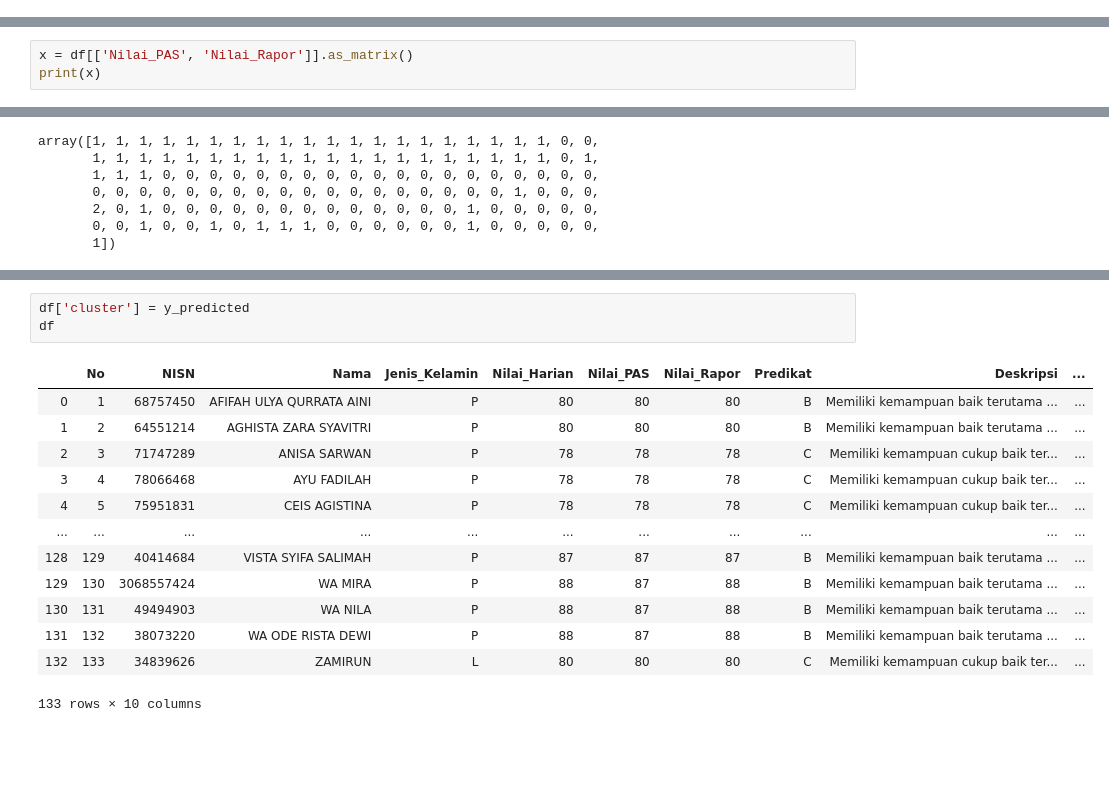
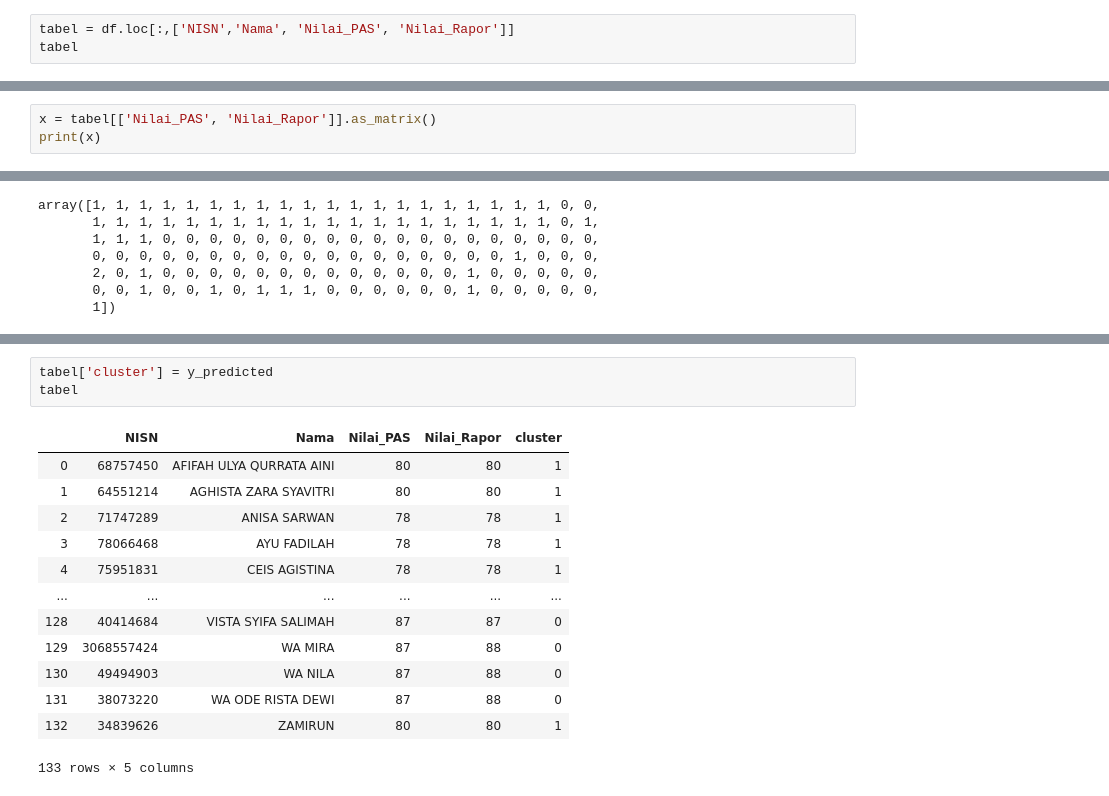
Before and after one commit to rizalgufrann/Studi-Kasus-Data-Mining, a Jupyter notebook: Data/Clustering_Nilai_Raport_Kimia.ipynb, the cells around one changed output, grey strips where cells are left out. Cells and saved outputs as stored; diff of their text form; blank space fills up the shorter version.

```diff
--- a/Data/Clustering_Nilai_Raport_Kimia.ipynb
+++ b/Data/Clustering_Nilai_Raport_Kimia.ipynb
@@ -50,3 +50,6 @@ Nilai_Rapor      0
 Predikat         0
 Deskripsi        0
 dtype: int64
+# %%
+tabel = df.loc[:,['NISN','Nama', 'Nilai_PAS', 'Nilai_Rapor']]
+tabel
@@ -53,5 +70,5 @@ dtype: int64
 # %%
-x = df[['Nilai_PAS', 'Nilai_Rapor']].as_matrix()
+x = tabel[['Nilai_PAS', 'Nilai_Rapor']].as_matrix()
 print(x)
 # %% [output]
 [[80 80]
@@ -119,17 +147,17 @@ array([1, 1, 1, 1, 1, 1, 1, 1, 1, 1, 1, 1, 1, 1, 1, 1, 1, 1, 1, 1, 0, 0,
 # %%
-df['cluster'] = y_predicted
-df
+tabel['cluster'] = y_predicted
+tabel
 # %% [output]
-|  | No | NISN | Nama | Jenis_Kelamin | Nilai_Harian | Nilai_PAS | Nilai_Rapor | Predikat | Deskripsi | ... |
-| 0 | 1 | 68757450 | AFIFAH ULYA QURRATA AINI | P | 80 | 80 | 80 | B | Memiliki kemampuan baik terutama ... | ... |
-| 1 | 2 | 64551214 | AGHISTA ZARA SYAVITRI | P | 80 | 80 | 80 | B | Memiliki kemampuan baik terutama ... | ... |
-| 2 | 3 | 71747289 | ANISA SARWAN | P | 78 | 78 | 78 | C | Memiliki kemampuan cukup baik ter... | ... |
-| 3 | 4 | 78066468 | AYU FADILAH | P | 78 | 78 | 78 | C | Memiliki kemampuan cukup baik ter... | ... |
-| 4 | 5 | 75951831 | CEIS AGISTINA | P | 78 | 78 | 78 | C | Memiliki kemampuan cukup baik ter... | ... |
-| ... | ... | ... | ... | ... | ... | ... | ... | ... | ... | ... |
-| 128 | 129 | 40414684 | VISTA SYIFA SALIMAH | P | 87 | 87 | 87 | B | Memiliki kemampuan baik terutama ... | ... |
-| 129 | 130 | 3068557424 | WA MIRA | P | 88 | 87 | 88 | B | Memiliki kemampuan baik terutama ... | ... |
-| 130 | 131 | 49494903 | WA NILA | P | 88 | 87 | 88 | B | Memiliki kemampuan baik terutama ... | ... |
-| 131 | 132 | 38073220 | WA ODE RISTA DEWI | P | 88 | 87 | 88 | B | Memiliki kemampuan baik terutama ... | ... |
-| 132 | 133 | 34839626 | ZAMIRUN | L | 80 | 80 | 80 | C | Memiliki kemampuan cukup baik ter... | ... |
+|  | NISN | Nama | Nilai_PAS | Nilai_Rapor | cluster |
+| 0 | 68757450 | AFIFAH ULYA QURRATA AINI | 80 | 80 | 1 |
+| 1 | 64551214 | AGHISTA ZARA SYAVITRI | 80 | 80 | 1 |
+| 2 | 71747289 | ANISA SARWAN | 78 | 78 | 1 |
+| 3 | 78066468 | AYU FADILAH | 78 | 78 | 1 |
+| 4 | 75951831 | CEIS AGISTINA | 78 | 78 | 1 |
+| ... | ... | ... | ... | ... | ... |
+| 128 | 40414684 | VISTA SYIFA SALIMAH | 87 | 87 | 0 |
+| 129 | 3068557424 | WA MIRA | 87 | 88 | 0 |
+| 130 | 49494903 | WA NILA | 87 | 88 | 0 |
+| 131 | 38073220 | WA ODE RISTA DEWI | 87 | 88 | 0 |
+| 132 | 34839626 | ZAMIRUN | 80 | 80 | 1 |
-133 rows × 10 columns
+133 rows × 5 columns
```
Also changed, not shown: parts of 6 cells of this notebook.
